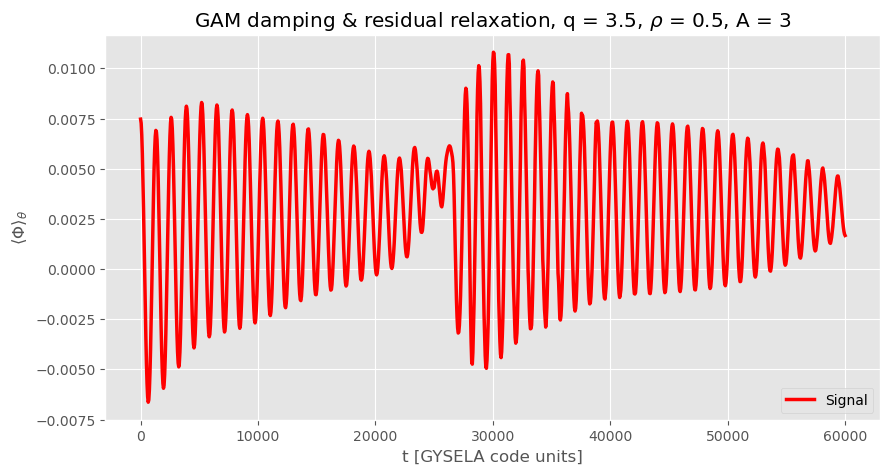
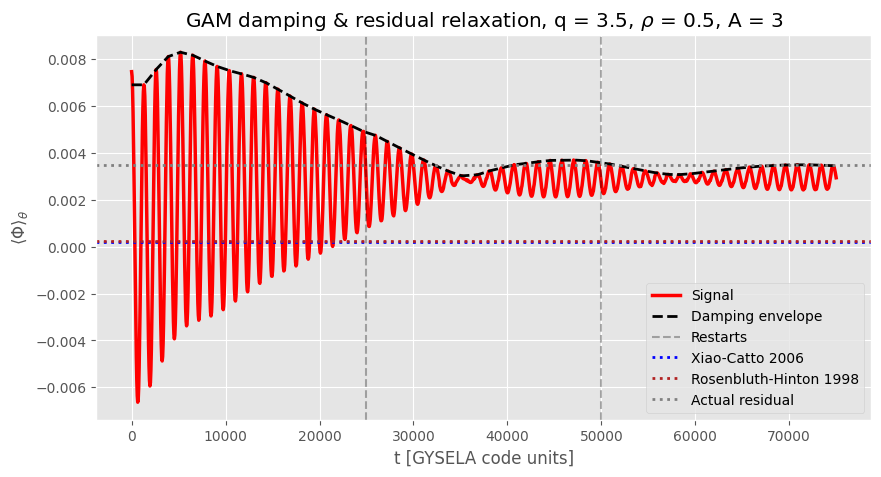
Unified diff of the notebook cell whose output changed from the first chart to the second:
--- before
+++ after
@@ -1,2 +1,18 @@
+from scipy import signal;
+from scipy.interpolate import interp1d;
+
+def generate_damping_envelope(time_series, frequency, dt_diag):
+
+	# The GAM period is first converted into diagonostic time-steps (corresponding strictly to indices)...
+	# and then halved for the peak-to-peak distance. We remain in index-space always, not time-steps.
+	minimum_distance = 0.5 * (1 / frequency) * (1 / dt_diag);
+	peak_indices, _ = signal.find_peaks(time_series, distance = minimum_distance);
+	peaks = time_series[peak_indices];
+	# This is so-called 'virtual' because it corresponds to the diagnostic time-scale (by which Phi2D files are sampled).
+	# Interpolation is agnostic as to whether we cast our time series in actual simulation time-steps or otherwise.
+	virtual_peak_times = np.arange(len(time_series));
+	envelope = interp1d(peak_indices, peaks, kind = "linear", bounds_error = False, fill_value = (peaks[0], peaks[-1]))(virtual_peak_times);
+	return envelope;
+
 def plot_rosenbluth_hinton(phi2D_list, dt_diag, jacobian_dictionary, aspect_ratio, safety_factor, title_suffix = "", effective_radius = 0.7, residual_window = 100, signal_band_pass = True):
 	
@@ -11,9 +27,9 @@
 	time_range = gys_utils.generate_time_range_by_series(radial_time_series, dt_diag);
 	GAM_frequency = utils.extract_gam_frequency(phi2D_list, dt_diag, jacobian_dictionary, effective_radius);
-	# amplitude_envelope = utils.generate_damping_envelope(radial_time_series, GAM_frequency, dt_diag);
-	#initial_amplitude = max(amplitude_envelope);
-	#residual_level = utils.calculate_residual_level(amplitude_envelope, residual_window, use_heuristic_approach = True);
-	#residual_level_xc2006 = analytical.residual_XiaoCatto2006(1. / aspect_ratio, safety_factor, k_rho = 0.01) * initial_amplitude;
-	#residual_level_rh1998 = analytical.residual_RosenbluthHinton1998(1. / aspect_ratio, safety_factor) * initial_amplitude;
+	amplitude_envelope = generate_damping_envelope(radial_time_series, GAM_frequency, dt_diag);
+	initial_amplitude = max(amplitude_envelope);
+	residual_level = utils.calculate_residual_level(amplitude_envelope, residual_window, use_heuristic_approach = True);
+	residual_level_xc2006 = analytical.residual_XiaoCatto2006(1. / aspect_ratio, safety_factor, k_rho = 0.01) * initial_amplitude;
+	residual_level_rh1998 = analytical.residual_RosenbluthHinton1998(1. / aspect_ratio, safety_factor) * initial_amplitude;
 
 	if signal_band_pass:
@@ -25,8 +41,9 @@
 	plt.figure(figsize = (10, 5));
 	plt.plot(time_range, radial_time_series, color = "red", lw = 2.5, label = "Signal");
-	#plt.plot(time_range, amplitude_envelope, color = "black", linestyle = "--", label= "Damping envelope", lw = 2.0);
-	#plt.axhline(y = residual_level_xc2006, color = "blue", linestyle = ":", label = "Xiao-Catto 2006", lw = 2.0);
-	#plt.axhline(y = residual_level_rh1998, color = "firebrick", linestyle = ":", label = "Rosenbluth-Hinton 1998", lw = 2.0);
-	#plt.axhline(y = residual_level, color = "gray", linestyle = ":", label = "Actual residual", lw = 2.0);
+	plt.plot(time_range, amplitude_envelope, color = "black", linestyle = "--", label= "Damping envelope", lw = 2.0);
+	gys_utils.plot_restart_times(plt.gca(), restart_times);
+	plt.axhline(y = residual_level_xc2006, color = "blue", linestyle = ":", label = "Xiao-Catto 2006", lw = 2.0);
+	plt.axhline(y = residual_level_rh1998, color = "firebrick", linestyle = ":", label = "Rosenbluth-Hinton 1998", lw = 2.0);
+	plt.axhline(y = residual_level, color = "gray", linestyle = ":", label = "Actual residual", lw = 2.0);
 	plt.xlabel("t [GYSELA code units]");
 	plt.ylabel(r"$\langle \Phi \rangle_\theta$");

Commit: Restart time hlines impl.